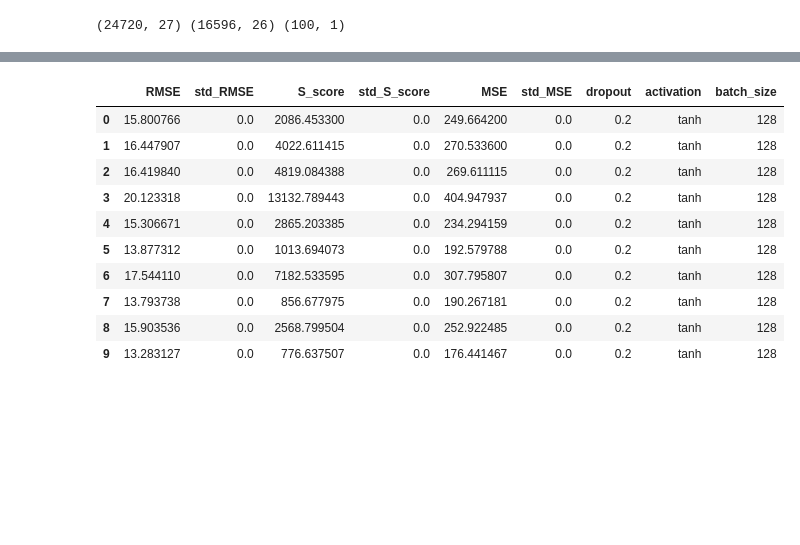
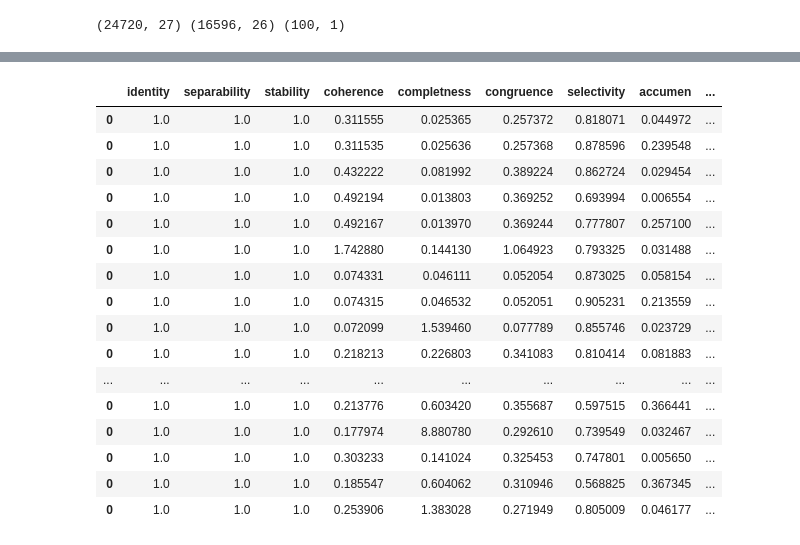
Before and after one commit to laminendao/special_issueV2, a Jupyter notebook: xai_versus_pp_samplingfd0031020.ipynb, the cells around one changed output, grey strips where cells are left out. Saved outputs shown, nothing was run; the diff lists cells and outputs as text; code cells hidden in the pictures; blank space fills up the shorter version.

```diff
--- a/xai_versus_pp_samplingfd0031020.ipynb
+++ b/xai_versus_pp_samplingfd0031020.ipynb
@@ -168,7 +168,7 @@ list_df_metric = []
 df_metrics = pd.DataFrame()
 results = pd.DataFrame()
 
-for elm in tqdm(all_list[10:20]):
+for elm in tqdm(all_list[18:20]):
     # Modeling
     print(elm)
     print('...')
@@ -214,7 +214,7 @@ for elm in tqdm(all_list[10:20]):
                                 epochs=epochs,
                                 batch_size=batch_size,
                                 # callbacks=[cb],
-                                verbose=1)
+                                verbose=0)
         mse.append(history.history['val_loss'][-1])
 
         y_hat_val_split = model.predict(test_array)
@@ -233,7 +233,7 @@ for elm in tqdm(all_list[10:20]):
 
 #     results = results.append(pd.DataFrame(d, index=[0]), ignore_index=True)
     results = pd.concat([results, pd.DataFrame(d, index=[0])], ignore_index=True)
-    results.to_csv('fd002_result/performance_by_layer1020.csv')
+    results.to_csv('fd003_result/performance_by_layer1820.csv')
 
 
     # Get explanation and calculate the score
@@ -372,5 +372,5 @@ for elm in tqdm(all_list[10:20]):
 
 
                 df_metrics = pd.concat([df_metrics, pd.DataFrame([list_metrics_l2x])])
-    df_metrics.to_csv('fd003_result/quality_by_layer1020.csv')
+    df_metrics.to_csv('fd003_result/quality_by_layer1820.csv')
 # %% [output]
@@ -388,16 +411,22 @@ KeyboardInterrupt:
 # %%
 # (39, 0.5, 130)
-# %%
-results
-# %% [output]
-|  | RMSE | std_RMSE | S_score | std_S_score | MSE | std_MSE | dropout | activation | batch_size |
-| 0 | 15.800766 | 0.0 | 2086.453300 | 0.0 | 249.664200 | 0.0 | 0.2 | tanh | 128 |
-| 1 | 16.447907 | 0.0 | 4022.611415 | 0.0 | 270.533600 | 0.0 | 0.2 | tanh | 128 |
-| 2 | 16.419840 | 0.0 | 4819.084388 | 0.0 | 269.611115 | 0.0 | 0.2 | tanh | 128 |
-| 3 | 20.123318 | 0.0 | 13132.789443 | 0.0 | 404.947937 | 0.0 | 0.2 | tanh | 128 |
-| 4 | 15.306671 | 0.0 | 2865.203385 | 0.0 | 234.294159 | 0.0 | 0.2 | tanh | 128 |
-| 5 | 13.877312 | 0.0 | 1013.694073 | 0.0 | 192.579788 | 0.0 | 0.2 | tanh | 128 |
-| 6 | 17.544110 | 0.0 | 7182.533595 | 0.0 | 307.795807 | 0.0 | 0.2 | tanh | 128 |
-| 7 | 13.793738 | 0.0 | 856.677975 | 0.0 | 190.267181 | 0.0 | 0.2 | tanh | 128 |
-| 8 | 15.903536 | 0.0 | 2568.799504 | 0.0 | 252.922485 | 0.0 | 0.2 | tanh | 128 |
-| 9 | 13.283127 | 0.0 | 776.637507 | 0.0 | 176.441467 | 0.0 | 0.2 | tanh | 128 |
+# %%
+df_metrics
+# %% [output]
+|  | identity | separability | stability | coherence | completness | congruence | selectivity | accumen | ... |
+| 0 | 1.0 | 1.0 | 1.0 | 0.311555 | 0.025365 | 0.257372 | 0.818071 | 0.044972 | ... |
+| 0 | 1.0 | 1.0 | 1.0 | 0.311535 | 0.025636 | 0.257368 | 0.878596 | 0.239548 | ... |
+| 0 | 1.0 | 1.0 | 1.0 | 0.432222 | 0.081992 | 0.389224 | 0.862724 | 0.029454 | ... |
+| 0 | 1.0 | 1.0 | 1.0 | 0.492194 | 0.013803 | 0.369252 | 0.693994 | 0.006554 | ... |
+| 0 | 1.0 | 1.0 | 1.0 | 0.492167 | 0.013970 | 0.369244 | 0.777807 | 0.257100 | ... |
+| 0 | 1.0 | 1.0 | 1.0 | 1.742880 | 0.144130 | 1.064923 | 0.793325 | 0.031488 | ... |
+| 0 | 1.0 | 1.0 | 1.0 | 0.074331 | 0.046111 | 0.052054 | 0.873025 | 0.058154 | ... |
+| 0 | 1.0 | 1.0 | 1.0 | 0.074315 | 0.046532 | 0.052051 | 0.905231 | 0.213559 | ... |
+| 0 | 1.0 | 1.0 | 1.0 | 0.072099 | 1.539460 | 0.077789 | 0.855746 | 0.023729 | ... |
+| 0 | 1.0 | 1.0 | 1.0 | 0.218213 | 0.226803 | 0.341083 | 0.810414 | 0.081883 | ... |
+| ... | ... | ... | ... | ... | ... | ... | ... | ... | ... |
+| 0 | 1.0 | 1.0 | 1.0 | 0.213776 | 0.603420 | 0.355687 | 0.597515 | 0.366441 | ... |
+| 0 | 1.0 | 1.0 | 1.0 | 0.177974 | 8.880780 | 0.292610 | 0.739549 | 0.032467 | ... |
+| 0 | 1.0 | 1.0 | 1.0 | 0.303233 | 0.141024 | 0.325453 | 0.747801 | 0.005650 | ... |
+| 0 | 1.0 | 1.0 | 1.0 | 0.185547 | 0.604062 | 0.310946 | 0.568825 | 0.367345 | ... |
+| 0 | 1.0 | 1.0 | 1.0 | 0.253906 | 1.383028 | 0.271949 | 0.805009 | 0.046177 | ... |
```
Also changed, not shown: parts of 1 cell of this notebook, 10 other files.
